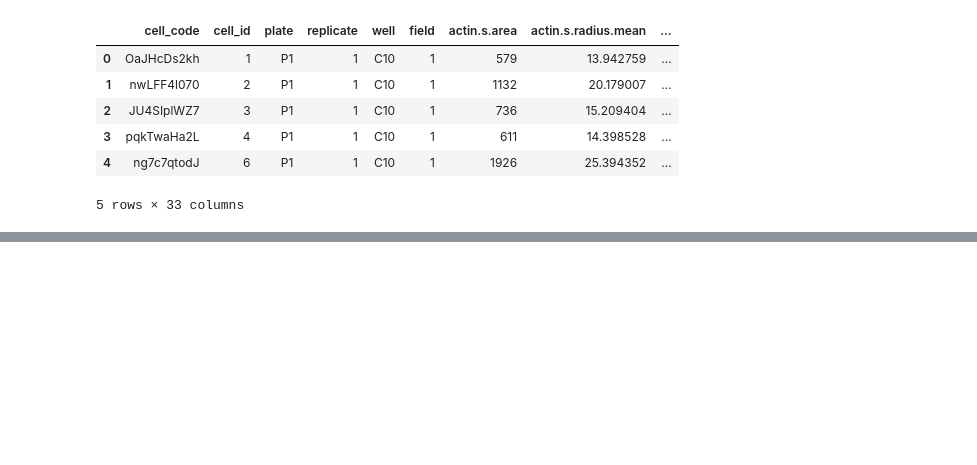
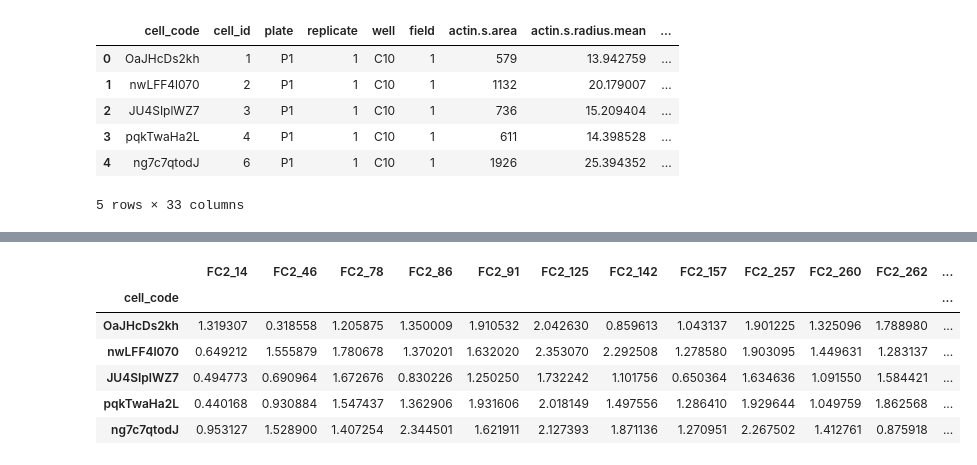
Before and after one commit to gwaybio/gancy, a Jupyter notebook: 0.process/1.feature-selection.ipynb, the cells around one changed output, grey strips where cells are left out. Drawn from its saved outputs; the diff is of its cells as text; code cells hidden in the pictures; blank space fills up the shorter version.

```diff
--- a/0.process/1.feature-selection.ipynb
+++ b/0.process/1.feature-selection.ipynb
@@ -48,0 +67,21 @@ feature_select_df.to_csv(file, sep=',', index=False)
+# %%
+cnn_features = train_cnn_df.columns.to_list()
+
+feature_select_df = feature_select(
+    profiles=train_cnn_df,
+    features=cnn_features,
+    operation=["variance_threshold", "correlation_threshold"],
+    freq_cut=0.01,
+    unique_cut=0.01,
+    corr_threshold=0.95
+)
+
+feature_select_df.head()
+# %% [output]
+|  | FC2_14 | FC2_46 | FC2_78 | FC2_86 | FC2_91 | FC2_125 | FC2_142 | FC2_157 | FC2_257 | FC2_260 | FC2_262 | ... |
+| cell_code |  |  |  |  |  |  |  |  |  |  |  | ... |
+| OaJHcDs2kh | 1.319307 | 0.318558 | 1.205875 | 1.350009 | 1.910532 | 2.042630 | 0.859613 | 1.043137 | 1.901225 | 1.325096 | 1.788980 | ... |
+| nwLFF4l070 | 0.649212 | 1.555879 | 1.780678 | 1.370201 | 1.632020 | 2.353070 | 2.292508 | 1.278580 | 1.903095 | 1.449631 | 1.283137 | ... |
+| JU4SIplWZ7 | 0.494773 | 0.690964 | 1.672676 | 0.830226 | 1.250250 | 1.732242 | 1.101756 | 0.650364 | 1.634636 | 1.091550 | 1.584421 | ... |
+| pqkTwaHa2L | 0.440168 | 0.930884 | 1.547437 | 1.362906 | 1.931606 | 2.018149 | 1.497556 | 1.286410 | 1.929644 | 1.049759 | 1.862568 | ... |
+| ng7c7qtodJ | 0.953127 | 1.528900 | 1.407254 | 2.344501 | 1.621911 | 2.127393 | 1.871136 | 1.270951 | 2.267502 | 1.412761 | 0.875918 | ... |
```
Also changed, not shown: parts of 3 cells of this notebook, 3 other files.
